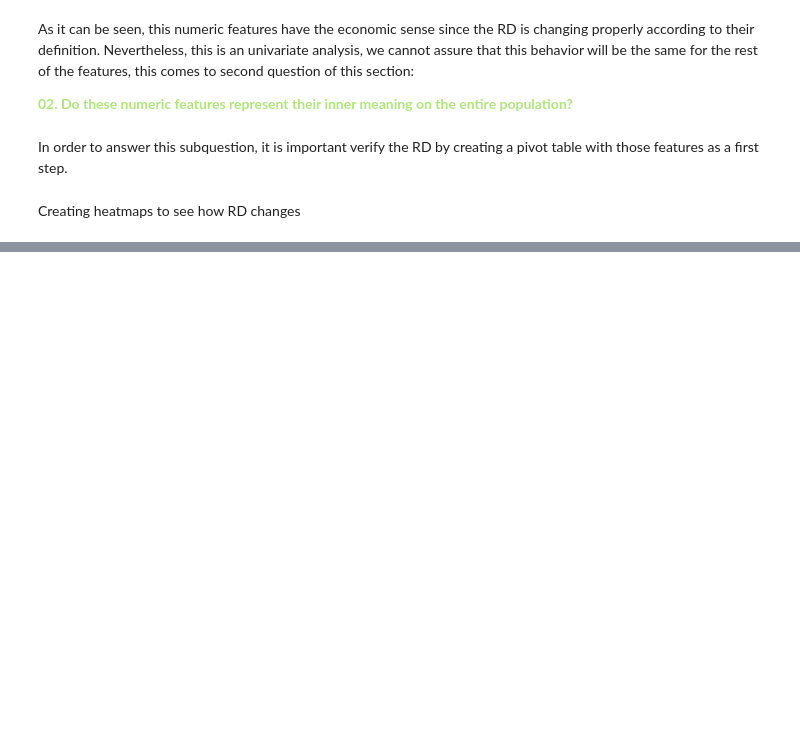
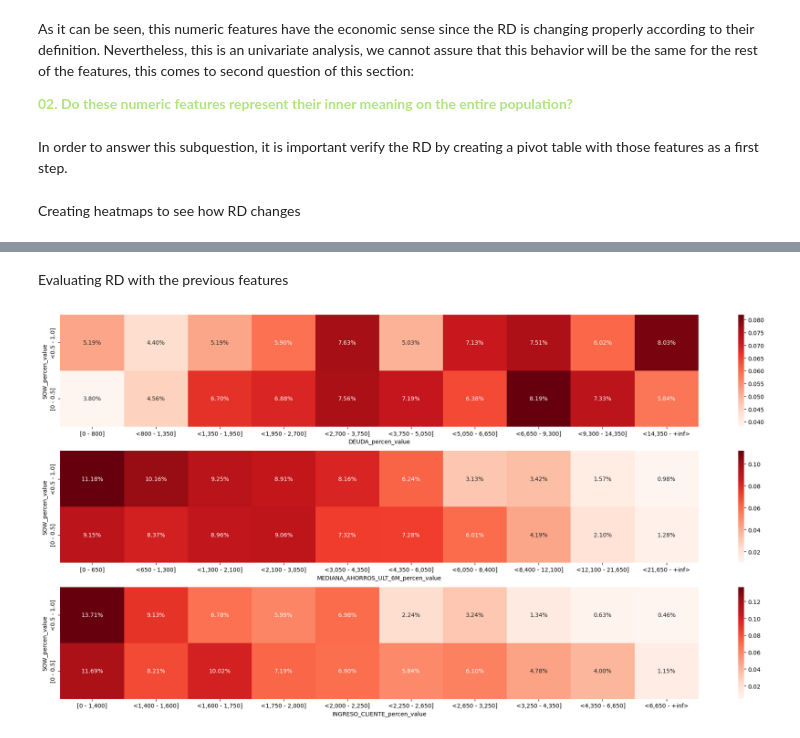
Before and after one commit to Brunoware/Credit-Risk-Segmentation, a Jupyter notebook: eda_project.ipynb, the cells around one changed output, grey strips where cells are left out. Cells and saved outputs as stored; diff of their text form; code cells hidden in the pictures; blank space fills up the shorter version.

```diff
--- a/eda_project.ipynb
+++ b/eda_project.ipynb
@@ -253,0 +355,55 @@ plt.show()
+# %%
+# create label and value
+dict_sow = {'[0 - 0.5]': 0,
+            '<0.5 - 1.0]': 1}
+
+# generate features
+num_data['SOW_percen_label'] = np.select(condlist = [num_data['SOW'] <= 0.5, num_data['SOW'] > 0.5],
+                                         choicelist = list(dict_sow.keys()),
+                                         default = list(dict_sow.keys())[0])
+
+num_data['SOW_percen_value'] = num_data['SOW_percen_label'].map(dict_sow)
+# %% [markdown]
+Evaluating RD with the previous features
+# %%
+# creating combinations
+combinations = [('SOW', selected_numeric_features[0]),
+                ('SOW', selected_numeric_features[1]),
+                ('SOW', selected_numeric_features[2])]
+
+# creating fig
+fig, axis = plt.subplots(3, 1, figsize = (20, 10))
+
+# iterating along combinations
+for n_iter, (index, column) in enumerate(combinations):
+    # creating index and columns
+    index_value = f'{index}_percen_value'
+    index_label = f'{index}_percen_label'
+    column_value = f'{column}_percen_value'
+    column_label = f'{column}_percen_label'
+
+    # generating pivot table
+    pivot = pivot_table_with_labels(data = num_data,
+                                    index_value = index_value,
+                                    column_value = column_value,
+                                    index_label = index_label,
+                                    column_label = column_label,
+                                    values = 'FLG_DEFAULT_12M',
+                                    aggfunc = 'mean')
+
+    # creating axis
+    ax = axis[n_iter]
+
+    # generating plot
+    sns.heatmap(data = pivot,
+                fmt = '.2%',
+                annot = True,
+                cmap = 'Reds',
+                ax = ax)
+    # Rotating x-axis labels horizontally
+    ax.set_xticklabels(ax.get_xticklabels(), rotation = 0)
+
+plt.tight_layout()
+plt.show()
+# %% [output]
+[figure, added]
```
Also changed, not shown: parts of 23 cells of this notebook.
